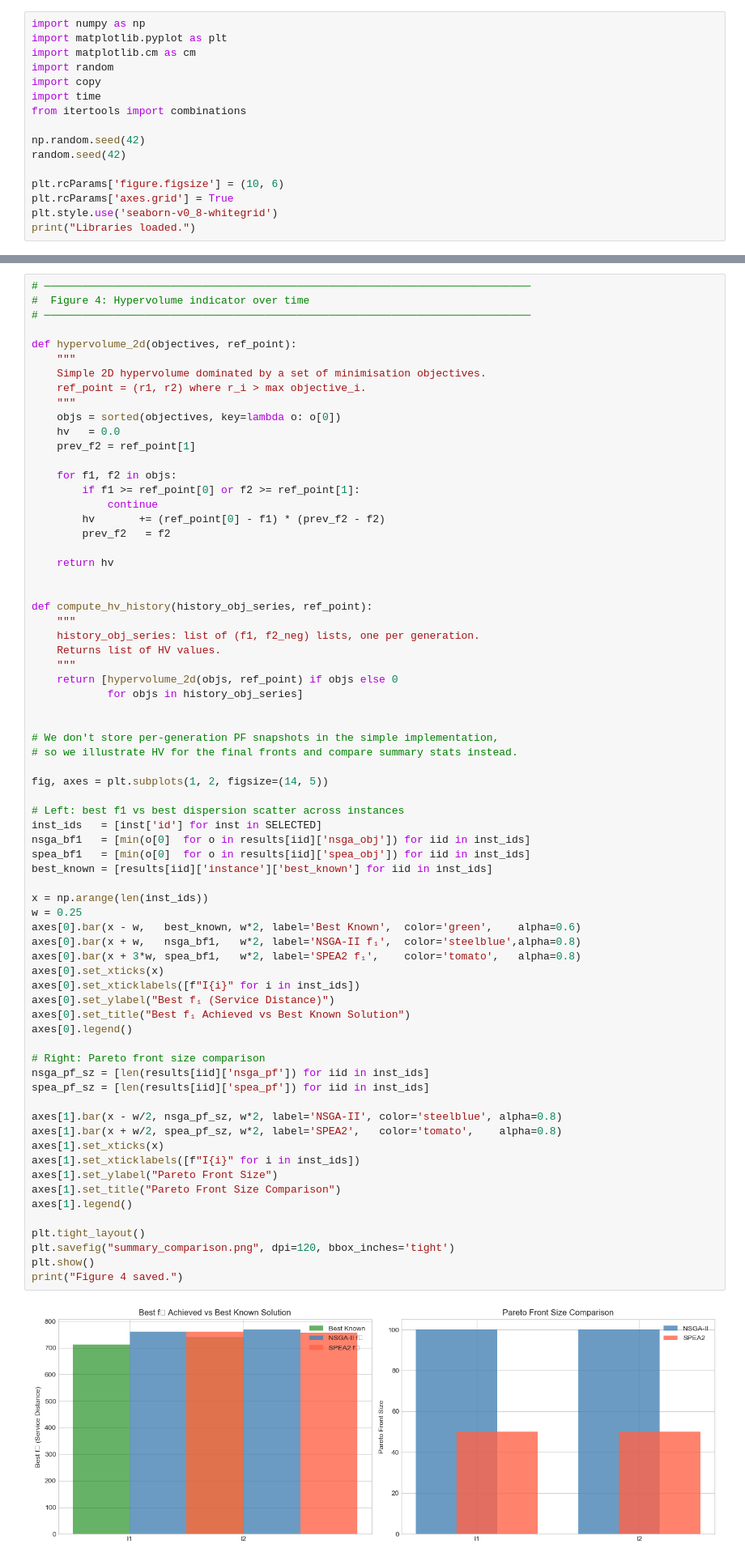
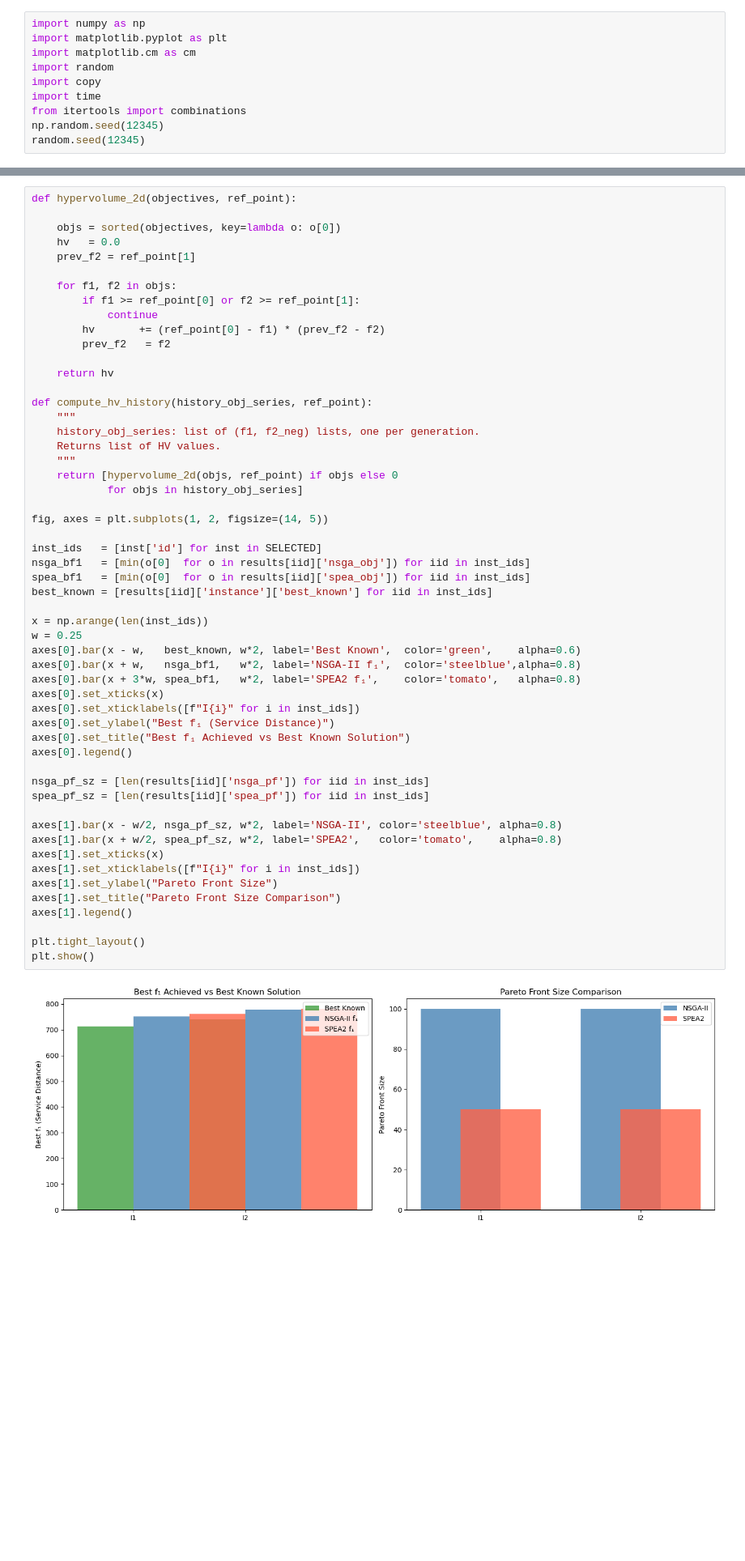
Before and after one commit to Yoosseph/optimization_algorithmic_research, a Jupyter notebook: MOOA/MOOA.ipynb, the cells around one changed output, grey strips where cells are left out. Shown at 81% size. Drawn from its saved outputs; the diff is of its cells as text; blank space fills up the shorter version.

```diff
--- a/MOOA/MOOA.ipynb
+++ b/MOOA/MOOA.ipynb
@@ -19,11 +19,5 @@ import random
 import copy
 import time
 from itertools import combinations
-
-np.random.seed(42)
-random.seed(42)
-
-plt.rcParams['figure.figsize'] = (10, 6)
-plt.rcParams['axes.grid'] = True
-plt.style.use('seaborn-v0_8-whitegrid')
-print("Libraries loaded.")
+np.random.seed(12345)
+random.seed(12345)
@@ -922,15 +691,8 @@ Both algorithms find geographically sensible clusters. Slight differences betwee
 demonstrate the stochastic nature of evolutionary search. The capacity constraint is always respected:
 no cluster exceeds the facility capacity.
 # %%
-# ─────────────────────────────────────────────────────────────────────────────
-#  Figure 4: Hypervolume indicator over time
-# ─────────────────────────────────────────────────────────────────────────────
+def hypervolume_2d(objectives, ref_point):
 
-def hypervolume_2d(objectives, ref_point):
-    """
-    Simple 2D hypervolume dominated by a set of minimisation objectives.
-    ref_point = (r1, r2) where r_i > max objective_i.
-    """
     objs = sorted(objectives, key=lambda o: o[0])
     hv   = 0.0
     prev_f2 = ref_point[1]
@@ -943,7 +705,6 @@ def hypervolume_2d(objectives, ref_point):
 
     return hv
 
-
 def compute_hv_history(history_obj_series, ref_point):
     """
     history_obj_series: list of (f1, f2_neg) lists, one per generation.
@@ -952,44 +713,36 @@ def compute_hv_history(history_obj_series, ref_point):
     return [hypervolume_2d(objs, ref_point) if objs else 0
             for objs in history_obj_series]
 
-
-# We don't store per-generation PF snapshots in the simple implementation,
-# so we illustrate HV for the final fronts and compare summary stats instead.
-
 fig, axes = plt.subplots(1, 2, figsize=(14, 5))
 
-# Left: best f1 vs best dispersion scatter across instances
 inst_ids   = [inst['id'] for inst in SELECTED]
 nsga_bf1   = [min(o[0]  for o in results[iid]['nsga_obj']) for iid in inst_ids]
 spea_bf1   = [min(o[0]  for o in results[iid]['spea_obj']) for iid in inst_ids]
 best_known = [results[iid]['instance']['best_known'] for iid in inst_ids]
 
 x = np.arange(len(inst_ids))
 w = 0.25
 axes[0].bar(x - w,   best_known, w*2, label='Best Known',  color='green',    alpha=0.6)
 axes[0].bar(x + w,   nsga_bf1,   w*2, label='NSGA-II f₁',  color='steelblue',alpha=0.8)
 axes[0].bar(x + 3*w, spea_bf1,   w*2, label='SPEA2 f₁',    color='tomato',   alpha=0.8)
 axes[0].set_xticks(x)
 axes[0].set_xticklabels([f"I{i}" for i in inst_ids])
 axes[0].set_ylabel("Best f₁ (Service Distance)")
 axes[0].set_title("Best f₁ Achieved vs Best Known Solution")
 axes[0].legend()
 
-# Right: Pareto front size comparison
 nsga_pf_sz = [len(results[iid]['nsga_pf']) for iid in inst_ids]
 spea_pf_sz = [len(results[iid]['spea_pf']) for iid in inst_ids]
 
 axes[1].bar(x - w/2, nsga_pf_sz, w*2, label='NSGA-II', color='steelblue', alpha=0.8)
 axes[1].bar(x + w/2, spea_pf_sz, w*2, label='SPEA2',   color='tomato',    alpha=0.8)
 axes[1].set_xticks(x)
 axes[1].set_xticklabels([f"I{i}" for i in inst_ids])
 axes[1].set_ylabel("Pareto Front Size")
 axes[1].set_title("Pareto Front Size Comparison")
 axes[1].legend()
 
 plt.tight_layout()
-plt.savefig("summary_comparison.png", dpi=120, bbox_inches='tight')
 plt.show()
-print("Figure 4 saved.")
 # %% [output]
-[figure, old version]
+[figure, new version]
```
Also changed, not shown: parts of 19 cells of this notebook, 1 other file.
